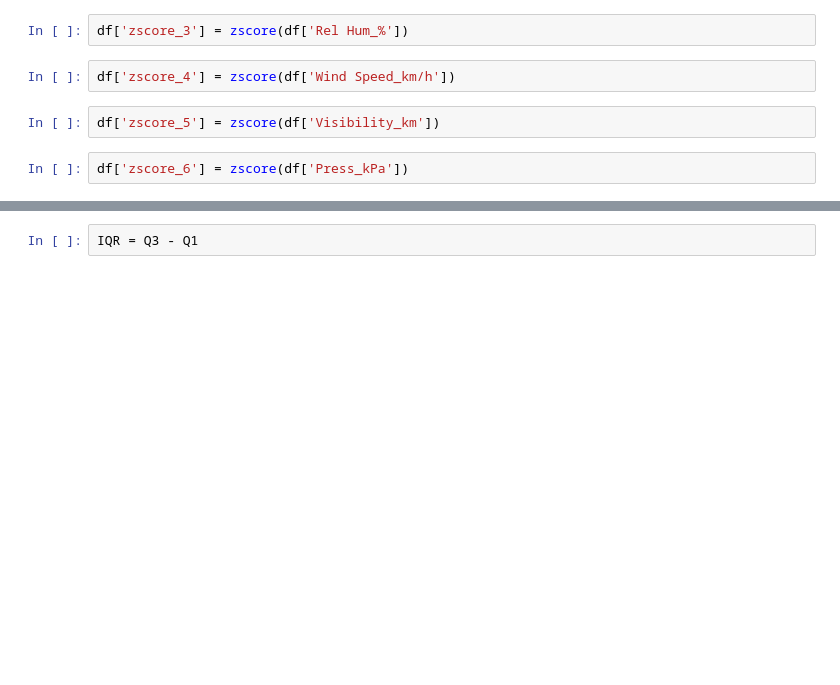
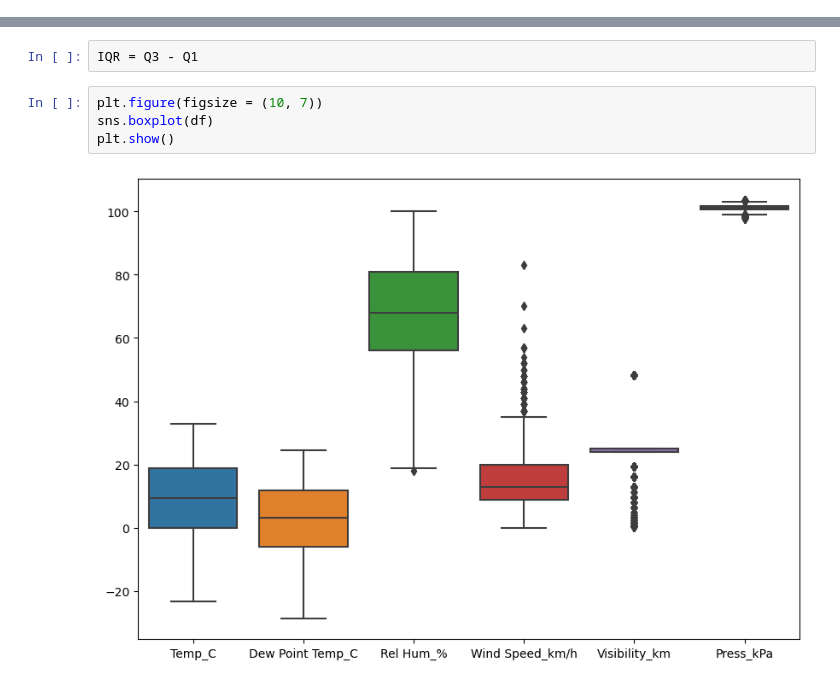
Before and after one commit to zabayodev/LuxDevHQ_Training_2024, a Jupyter notebook: dsaafrica_week_2_assignment.ipynb, the cells around one changed output, grey strips where cells are left out. Saved outputs shown, nothing was run; the diff lists cells and outputs as text; blank space fills up the shorter version.

Commit message:
Displaying outliers using box plot

```diff
--- a/dsaafrica_week_2_assignment.ipynb
+++ b/dsaafrica_week_2_assignment.ipynb
@@ -88,8 +81,0 @@ df['zscor_2'] = zscore(df['Dew Point Temp_C'])
-# %%
-df['zscore_3'] = zscore(df['Rel Hum_%'])
-# %%
-df['zscore_4'] = zscore(df['Wind Speed_km/h'])
-# %%
-df['zscore_5'] = zscore(df['Visibility_km'])
-# %%
-df['zscore_6'] = zscore(df['Press_kPa'])
@@ -122,3 +85,9 @@ Q1 = df['Temp_C'].quantile(0.25)
 Q3 = df['Temp_C'].quantile(0.75)
 # %%
 IQR = Q3 - Q1
+# %%
+plt.figure(figsize = (10, 7))
+sns.boxplot(df)
+plt.show()
+# %% [output]
+[figure, added]
```
Also changed, not shown: parts of 8 cells of this notebook.
